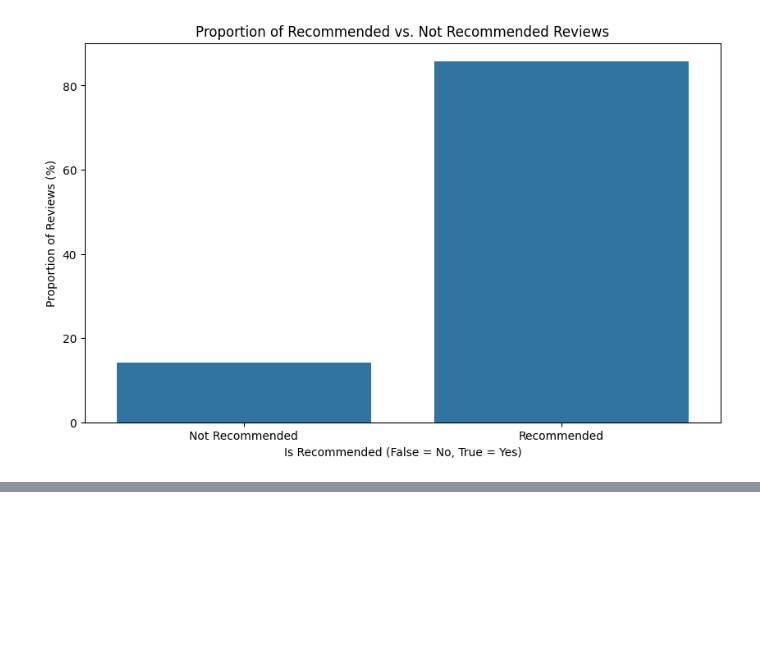
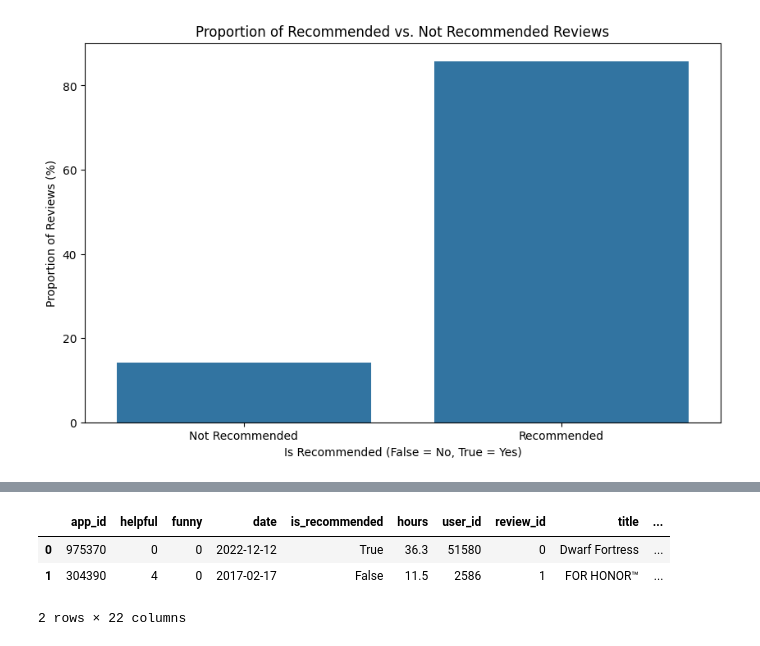
Before and after one commit to Darknight47/Data-Science-Project-02, a Jupyter notebook: steam_game_recommendation.ipynb, the cells around one changed output, grey strips where cells are left out. Cells and saved outputs as stored; diff of their text form; code cells hidden in the pictures; blank space fills up the shorter version.

```diff
--- a/steam_game_recommendation.ipynb
+++ b/steam_game_recommendation.ipynb
@@ -425,0 +433,13 @@ plt.show()
+# %%
+# Merge recommendations with games on app_id
+merged_df = recommendations_df.merge(filtered_games_df, on='app_id', how='inner')
+# %%
+# Merge the result with users on user_id
+final_df = merged_df.merge(users_df, on='user_id', how='inner')
+# %%
+final_df.head(2)
+# %% [output]
+|  | app_id | helpful | funny | date | is_recommended | hours | user_id | review_id | title | ... |
+| 0 | 975370 | 0 | 0 | 2022-12-12 | True | 36.3 | 51580 | 0 | Dwarf Fortress | ... |
+| 1 | 304390 | 4 | 0 | 2017-02-17 | False | 11.5 | 2586 | 1 | FOR HONOR™ | ... |
+2 rows × 22 columns
```
Also changed, not shown: parts of 5 cells of this notebook.
